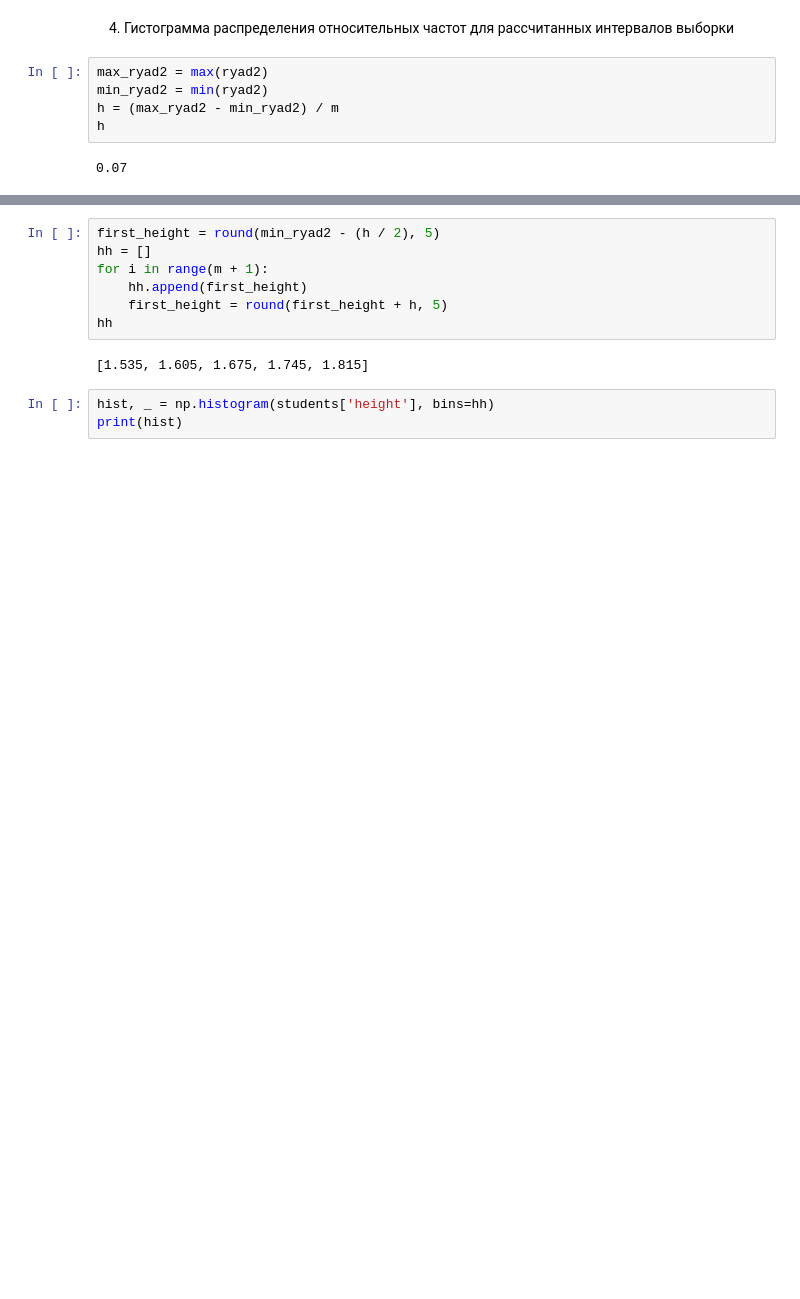
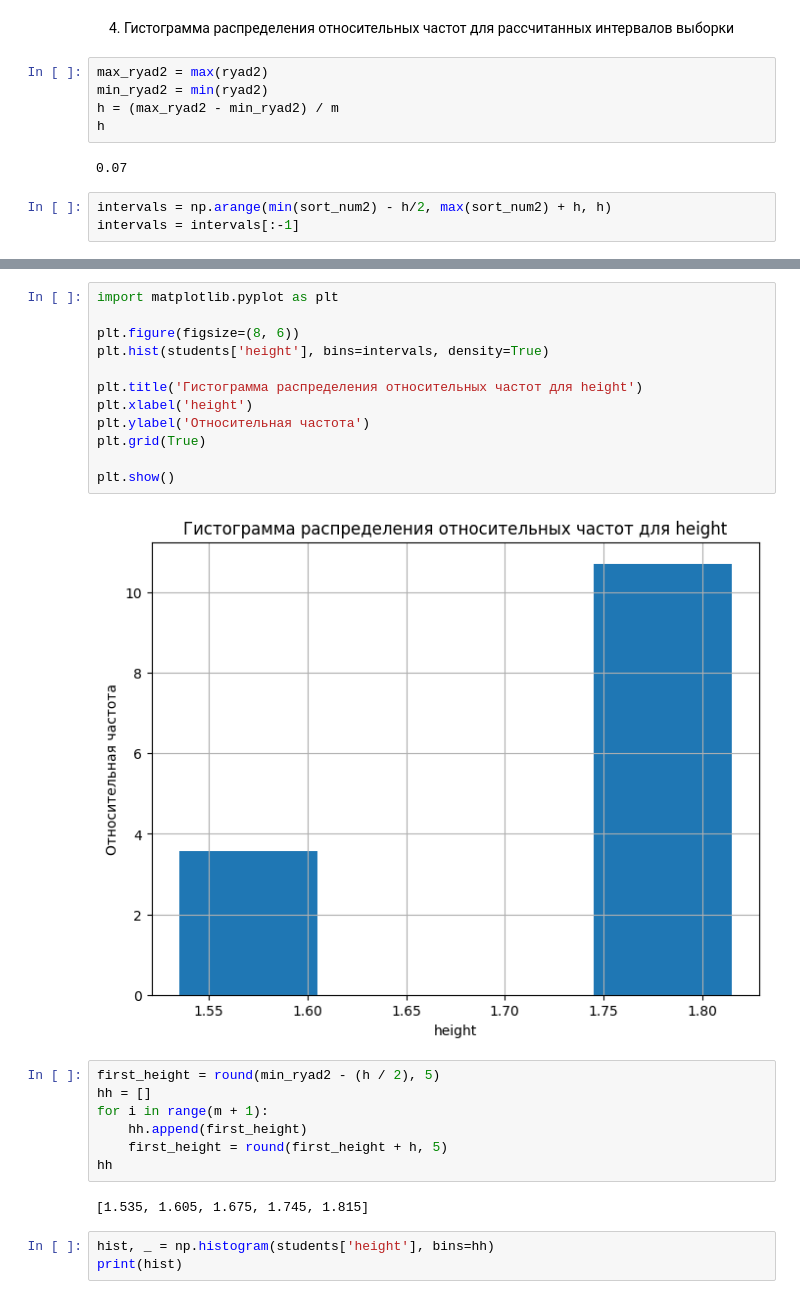
Before and after one commit to Kirill010/RTU-MIREA, a Jupyter notebook: 3 курс/5 семестр/Прикладные задачи математической статистики/Практика 1/Практика1_Ким.ipynb, the cells around one changed output, grey strips where cells are left out. Drawn from its saved outputs; the diff is of its cells as text; blank space fills up the shorter version.

```diff
--- a/3 курс/5 семестр/Прикладные задачи математической статистики/Практика 1/Практика1_Ким.ipynb
+++ b/3 курс/5 семестр/Прикладные задачи математической статистики/Практика 1/Практика1_Ким.ipynb
@@ -320,3 +320,6 @@ h = (max_ryad2 - min_ryad2) / m
 h
 # %% [output]
 0.07
+# %%
+intervals = np.arange(min(sort_num2) - h/2, max(sort_num2) + h, h)
+intervals = intervals[:-1]
@@ -323,3 +346,17 @@ h
+# %%
+import matplotlib.pyplot as plt
+
+plt.figure(figsize=(8, 6))
+plt.hist(students['height'], bins=intervals, density=True)
+
+plt.title('Гистограмма распределения относительных частот для height')
+plt.xlabel('height')
+plt.ylabel('Относительная частота')
+plt.grid(True)
+
+plt.show()
+# %% [output]
+[figure, added]
 # %%
 first_height = round(min_ryad2 - (h / 2), 5)
 hh = []
```
Also changed, not shown: parts of 5 cells of this notebook.
